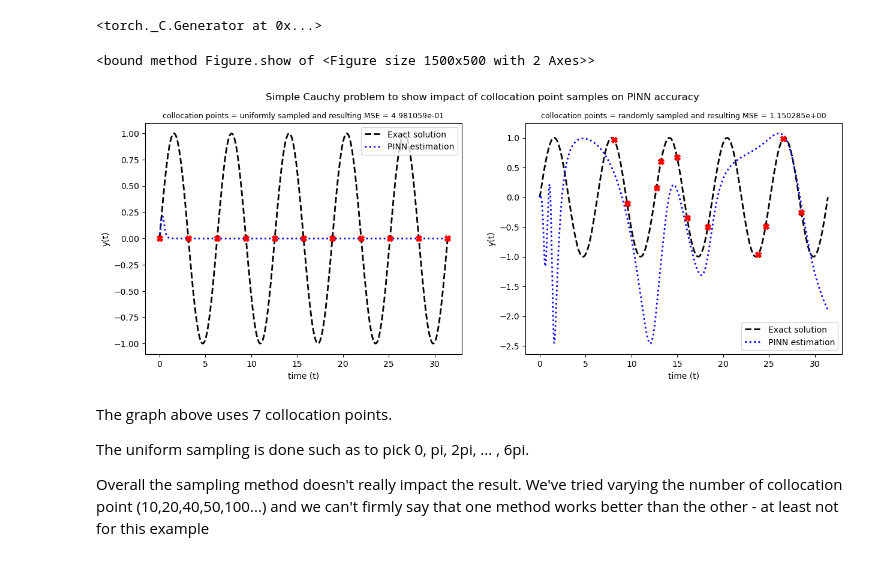
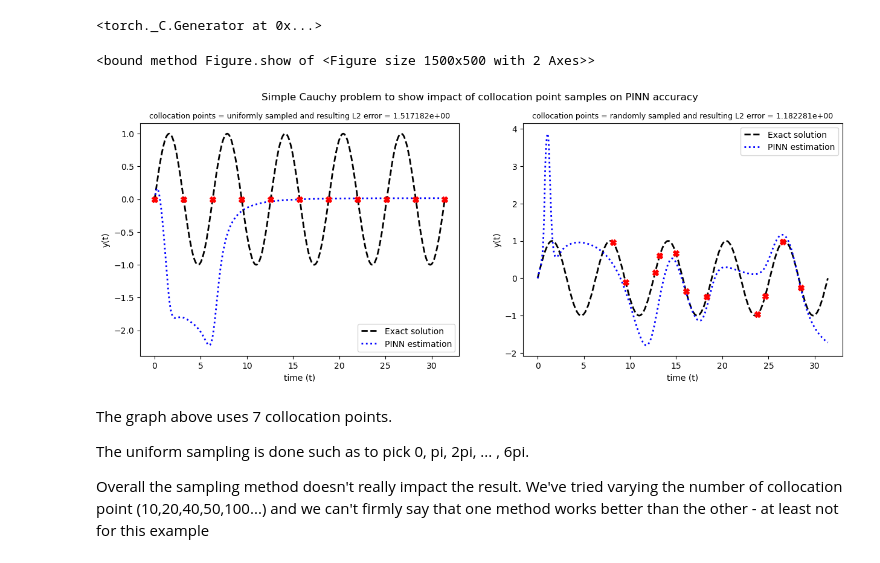
Before and after one commit to CS-433/ml-project-2-hapinness, a Jupyter notebook: cauchy_why_collocation_points_are_random.ipynb, the cells around one changed output. Drawn from its saved outputs; the diff is of its cells as text; code cells hidden in the pictures.

```diff
--- a/cauchy_why_collocation_points_are_random.ipynb
+++ b/cauchy_why_collocation_points_are_random.ipynb
@@ -73,7 +73,11 @@ class Model:
     def __init__(self, t_col, t_init, alpha):
         device = torch.device("cuda") if torch.cuda.is_available() else torch.device("cpu")
 
+        #self.model = NN().to(device)
         self.model = NN().to(device)
+        for m in self.model.modules():
+            if isinstance(m, nn.Linear):
+                torch.nn.init.xavier_uniform_(m.weight)
 
         #Max iteration
         self.max_iter = 4000
@@ -149,40 +153,46 @@ device = torch.device("cuda") if torch.cuda.is_available() else torch.device("cp
 t_fine = torch.linspace(lower_bound, upper_bound, steps=N_fine).reshape(1,-1).T.to(device)
 
 
+y_exact = result_funct(alpha, t_fine)
+
 t_col_lst = [t_col_unif, t_col_random]
 col_type = ['uniformly sampled', 'randomly sampled']
 error_lst = []
 
 fig, ax = plt.subplots(1,2, figsize=(15, 5))
 plt_idx = 0
 for t_col in t_col_lst:
+    torch.manual_seed(0)
     model = Model(t_col, t_init, alpha)
     model.train()
 
     mod = model.model
     mod.eval()
     with torch.no_grad():
         y_pred = mod(t_fine).cpu()
 
     mse = nn.MSELoss()
-    error = mse(y_pred, result_funct(alpha, t_fine))
-    error_lst.append(error)
+    error_MSE = mse(y_pred, y_exact)
+
+    error_L2 = np.linalg.norm(y_exact - y_pred,2)/np.linalg.norm(y_exact,2)
+
+    error_lst.append(error_L2)
 
 
-    ax[plt_idx].plot(t_fine, result_funct(alpha, t_fine), color='black',linestyle='--', linewidth=2, label='Exact solution')
+    ax[plt_idx].plot(t_fine, y_exact, color='black',linestyle='--', linewidth=2, label='Exact solution')
     ax[plt_idx].plot(t_fine, y_pred, color='blue', linestyle=':', linewidth=2, label='PINN estimation')
-    ax[plt_idx].plot(t_col.cpu().detach().numpy(), result_funct(alpha, t_col).cpu().detach().numpy(), 'X',ms = 7,mec = 'r',mfc = 'r')
+    ax[plt_idx].plot(t_col.cpu().detach().numpy(), result_funct(alpha,t_col).cpu().detach().numpy(), 'X',ms = 7,mec = 'r',mfc = 'r')
     ax[plt_idx].legend()
     ax[plt_idx].set(xlabel="time (t)", ylabel="y(t)")
-    ax[plt_idx].set_title('collocation points = %s and resulting MSE = %e'%(col_type[plt_idx],error),fontsize=9)
+    ax[plt_idx].set_title('collocation points = %s and resulting L2 error = %e'%(col_type[plt_idx],error_L2),fontsize=9)
     plt_idx+=1
 
 
 plt.suptitle("Simple Cauchy problem to show impact of collocation point samples on PINN accuracy")
 fig.show
 # %% [output]
 <bound method Figure.show of <Figure size 1500x500 with 2 Axes>>
-[figure, old version]
+[figure, new version]
 # %% [markdown]
 The graph above uses 7 collocation points.
 
```
Also changed, not shown: 2 other files.
